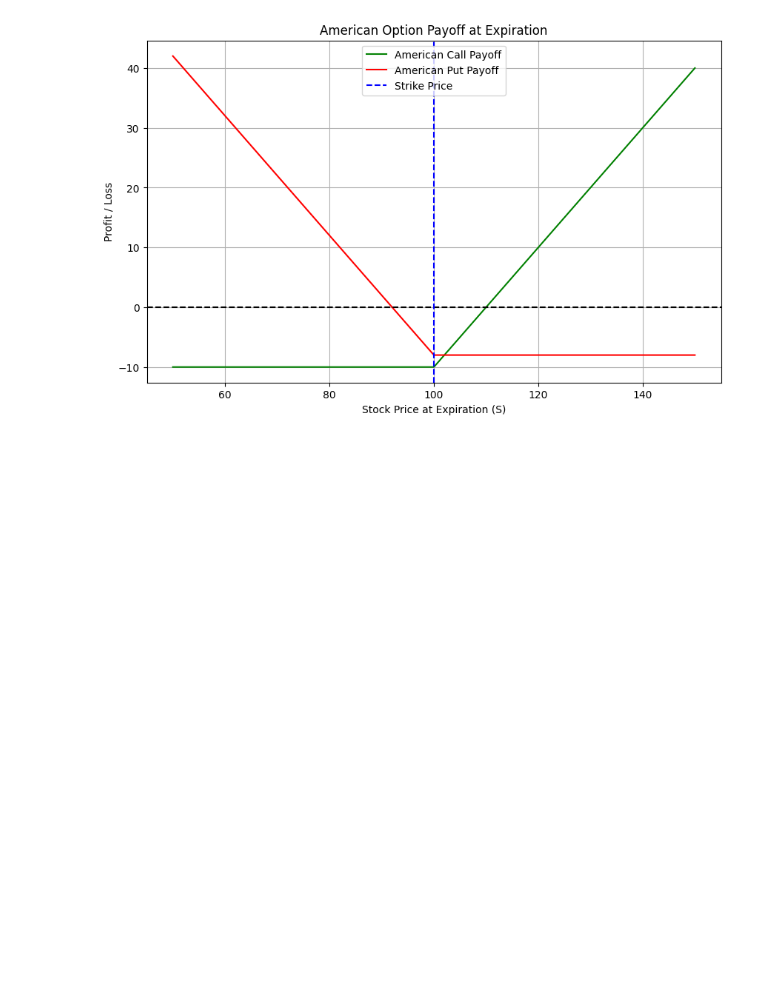
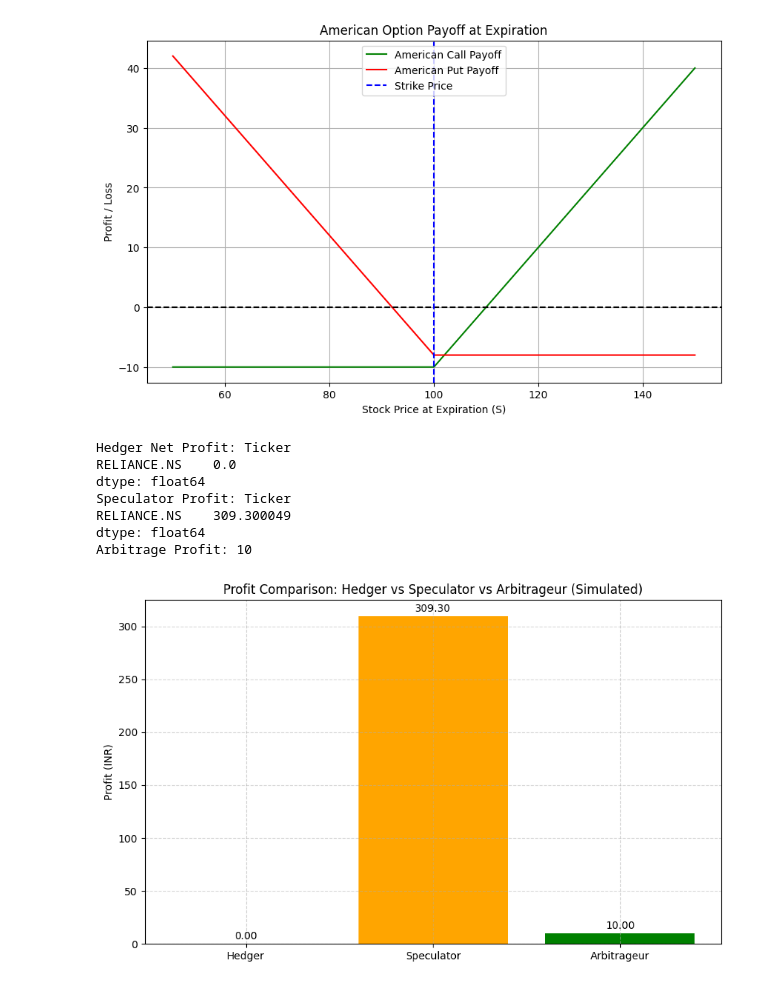
Before and after one commit to MohammedLike/Quantitative-Finance-Practice, a Jupyter notebook: Module 1/CQF Practical.ipynb, the cells around one changed output. Drawn from its saved outputs; the diff is of its cells as text; code cells hidden in the pictures; blank space fills up the shorter version.

```diff
--- a/Module 1/binomial_option_pricing.ipynb
+++ b/Module 1/CQF Practical.ipynb
@@ -1473,3 +1473,34 @@ plt.legend()
 plt.show()
 # %% [output]
 [figure]
+# %%
+# Print the values for debugging
+print("Hedger Net Profit:", hedger_net)
+print("Speculator Profit:", speculator_profit)
+print("Arbitrage Profit:", arbitrage_profit)
+
+# Ensure all values are float for safety
+profits = [float(hedger_net), float(speculator_profit), float(arbitrage_profit)]
+
+# Plot the comparison
+plt.figure(figsize=(10, 6))
+bars = plt.bar(roles, profits, color=['skyblue', 'orange', 'green'])
+plt.title('Profit Comparison: Hedger vs Speculator vs Arbitrageur (Simulated)')
+plt.ylabel('Profit (INR)')
+plt.grid(True, linestyle='--', alpha=0.5)
+
+# Annotate profit values
+for bar in bars:
+    yval = bar.get_height()
+    plt.text(bar.get_x() + bar.get_width()/2, yval + 2, f'{yval:.2f}', ha='center', va='bottom')
+
+plt.show()
+# %% [output]
+Hedger Net Profit: Ticker
+RELIANCE.NS    0.0
+dtype: float64
+Speculator Profit: Ticker
+RELIANCE.NS    309.300049
+dtype: float64
+Arbitrage Profit: 10
+[figure, added]
```
Also changed, not shown: parts of 2 cells of this notebook.
